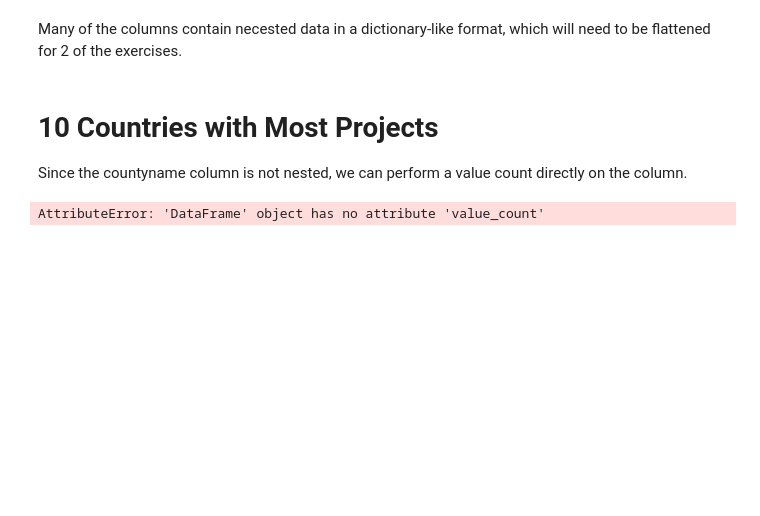
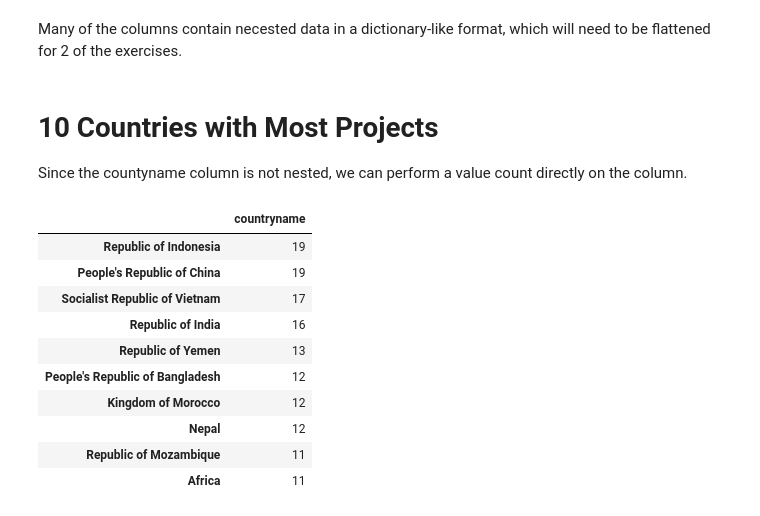
Before and after one commit to schmitzmelissa/Springboard-Mini-Projects, a Jupyter notebook: data_wrangling_json/sliderule_dsi_json_exercise.ipynb, the cells around one changed output. Cells and saved outputs as stored; diff of their text form; code cells hidden in the pictures; blank space fills up the shorter version.

Commit message:
Completed objective 1 (10 countries with most projects).

```diff
--- a/data_wrangling_json/sliderule_dsi_json_exercise.ipynb
+++ b/data_wrangling_json/sliderule_dsi_json_exercise.ipynb
@@ -80,7 +80,23 @@ Many of the columns contain necested data in a dictionary-like format, which wil
 # %% [markdown]
 # 10 Countries with Most Projects
 Since the countyname column is not nested, we can perform a value count directly on the column.
-# %%
-countries_values = df.value_count('countryname')
-# %% [output]
-AttributeError: 'DataFrame' object has no attribute 'value_count'
+# %%
+# Count total count for each country
+projects_per_country = df.countryname.value_counts()
+
+
+# Pull only the top 10 values
+top_10_project_counts = pd.DataFrame(projects_per_country.head(10))
+top_10_project_counts
+# %% [output]
+|  | countryname |
+| Republic of Indonesia | 19 |
+| People's Republic of China | 19 |
+| Socialist Republic of Vietnam | 17 |
+| Republic of India | 16 |
+| Republic of Yemen | 13 |
+| People's Republic of Bangladesh | 12 |
+| Kingdom of Morocco | 12 |
+| Nepal | 12 |
+| Republic of Mozambique | 11 |
+| Africa | 11 |
```
